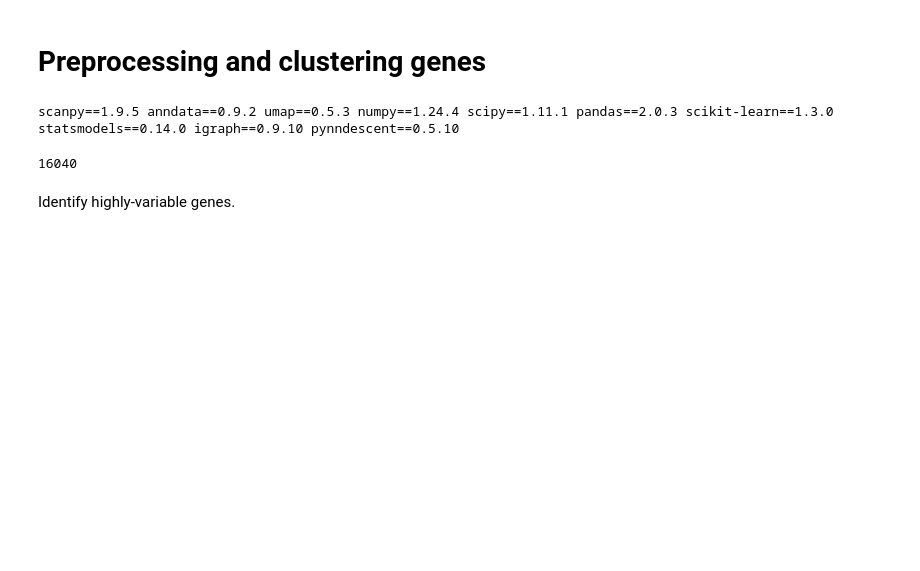
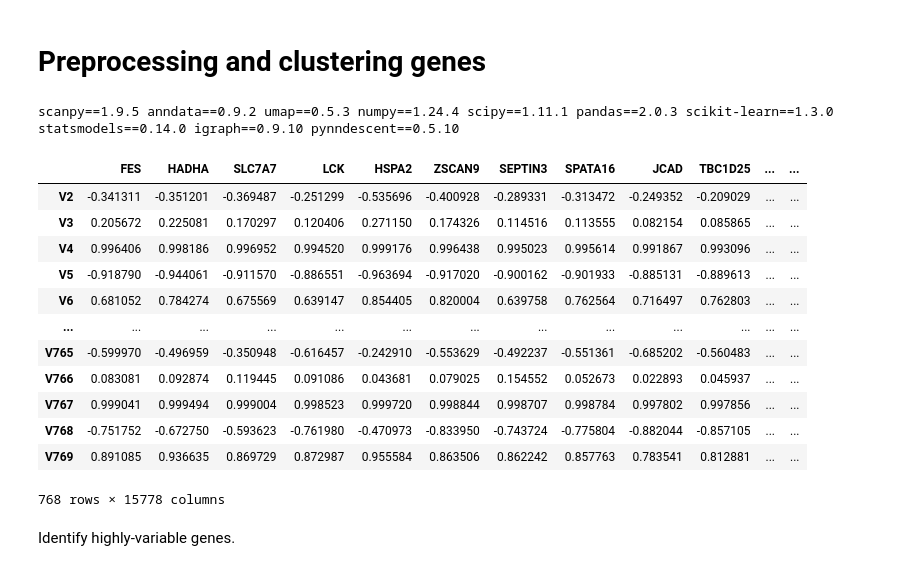
Before and after one commit to vinash85/old_LitGene, a Jupyter notebook: genellm_scanpy.ipynb, the cells around one changed output. Saved outputs shown, nothing was run; the diff lists cells and outputs as text; code cells hidden in the pictures; blank space fills up the shorter version.

```diff
--- a/genellm_scanpy.ipynb
+++ b/genellm_scanpy.ipynb
@@ -13,21 +13,26 @@ sc.logging.print_header()
 sc.settings.set_figure_params(dpi=80, facecolor='white')
 # %% [output]
 scanpy==1.9.5 anndata==0.9.2 umap==0.5.3 numpy==1.24.4 scipy==1.11.1 pandas==2.0.3 scikit-learn==1.3.0 statsmodels==0.14.0 igraph==0.9.10 pynndescent==0.5.10
-# %%
-import json
-
-# Specify the JSON file path
-json_file_path = "data/gene_embeddings.json"
-
-
-with open(json_file_path, "r") as json_file:
-    json_data = json.load(json_file)
-# %% [output]
-16040
 # %%
 results_file = 'genellm_funmi.h5ad'  # the file that will store the analysis results
 # %%
-adata = sc.read_text("gene_embeds.tsv", delimiter='\t', first_column_names=1, dtype='float32').transpose()
+adata = sc.read_text("data/gene_embeds.tsv", delimiter='\t', first_column_names=1, dtype='float32').transpose()
+# %%
+adata.to_df()
+# %% [output]
+|  | FES | HADHA | SLC7A7 | LCK | HSPA2 | ZSCAN9 | SEPTIN3 | SPATA16 | JCAD | TBC1D25 | ... | ... |
+| V2 | -0.341311 | -0.351201 | -0.369487 | -0.251299 | -0.535696 | -0.400928 | -0.289331 | -0.313472 | -0.249352 | -0.209029 | ... | ... |
+| V3 | 0.205672 | 0.225081 | 0.170297 | 0.120406 | 0.271150 | 0.174326 | 0.114516 | 0.113555 | 0.082154 | 0.085865 | ... | ... |
+| V4 | 0.996406 | 0.998186 | 0.996952 | 0.994520 | 0.999176 | 0.996438 | 0.995023 | 0.995614 | 0.991867 | 0.993096 | ... | ... |
+| V5 | -0.918790 | -0.944061 | -0.911570 | -0.886551 | -0.963694 | -0.917020 | -0.900162 | -0.901933 | -0.885131 | -0.889613 | ... | ... |
+| V6 | 0.681052 | 0.784274 | 0.675569 | 0.639147 | 0.854405 | 0.820004 | 0.639758 | 0.762564 | 0.716497 | 0.762803 | ... | ... |
+| ... | ... | ... | ... | ... | ... | ... | ... | ... | ... | ... | ... | ... |
+| V765 | -0.599970 | -0.496959 | -0.350948 | -0.616457 | -0.242910 | -0.553629 | -0.492237 | -0.551361 | -0.685202 | -0.560483 | ... | ... |
+| V766 | 0.083081 | 0.092874 | 0.119445 | 0.091086 | 0.043681 | 0.079025 | 0.154552 | 0.052673 | 0.022893 | 0.045937 | ... | ... |
+| V767 | 0.999041 | 0.999494 | 0.999004 | 0.998523 | 0.999720 | 0.998844 | 0.998707 | 0.998784 | 0.997802 | 0.997856 | ... | ... |
+| V768 | -0.751752 | -0.672750 | -0.593623 | -0.761980 | -0.470973 | -0.833950 | -0.743724 | -0.775804 | -0.882044 | -0.857105 | ... | ... |
+| V769 | 0.891085 | 0.936635 | 0.869729 | 0.872987 | 0.955584 | 0.863506 | 0.862242 | 0.857763 | 0.783541 | 0.812881 | ... | ... |
+768 rows × 15778 columns
 # %%
 adata.var_names_make_unique()
 # %% [markdown]
```
Also changed, not shown: parts of 15 cells of this notebook, 29 other files.
